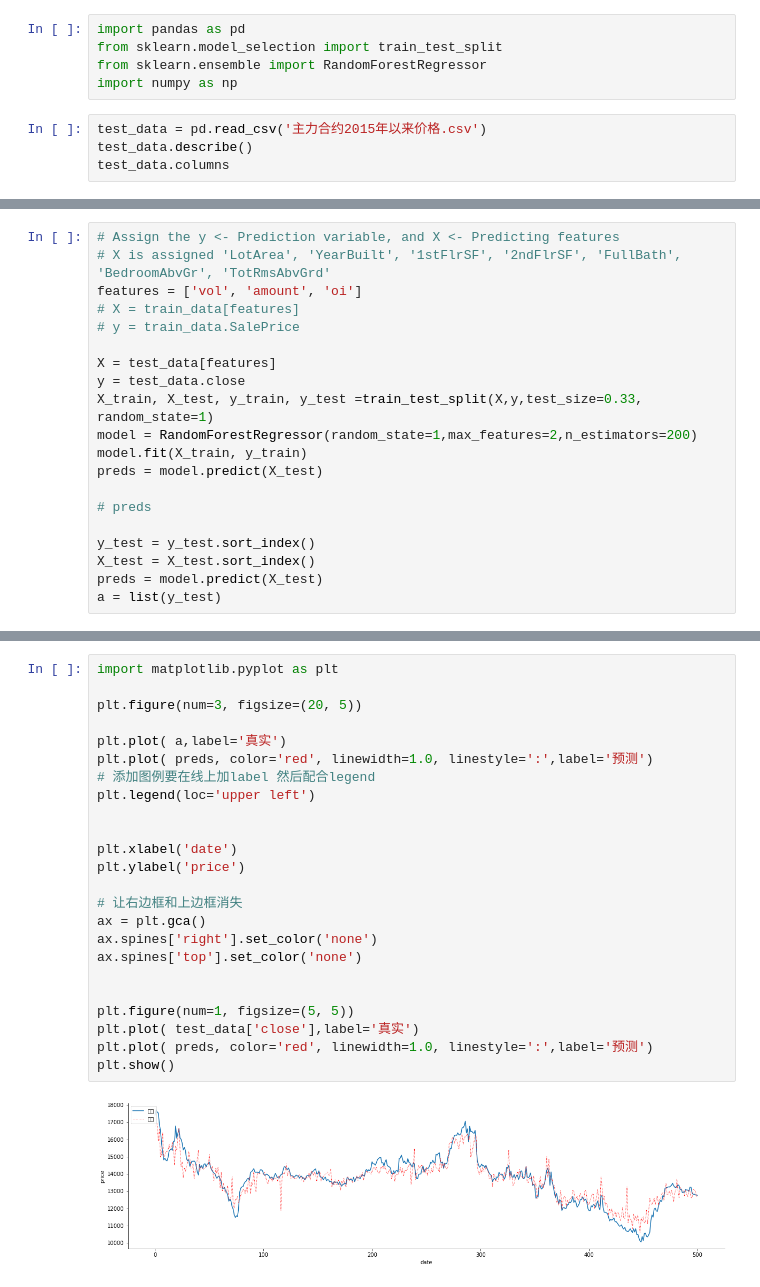
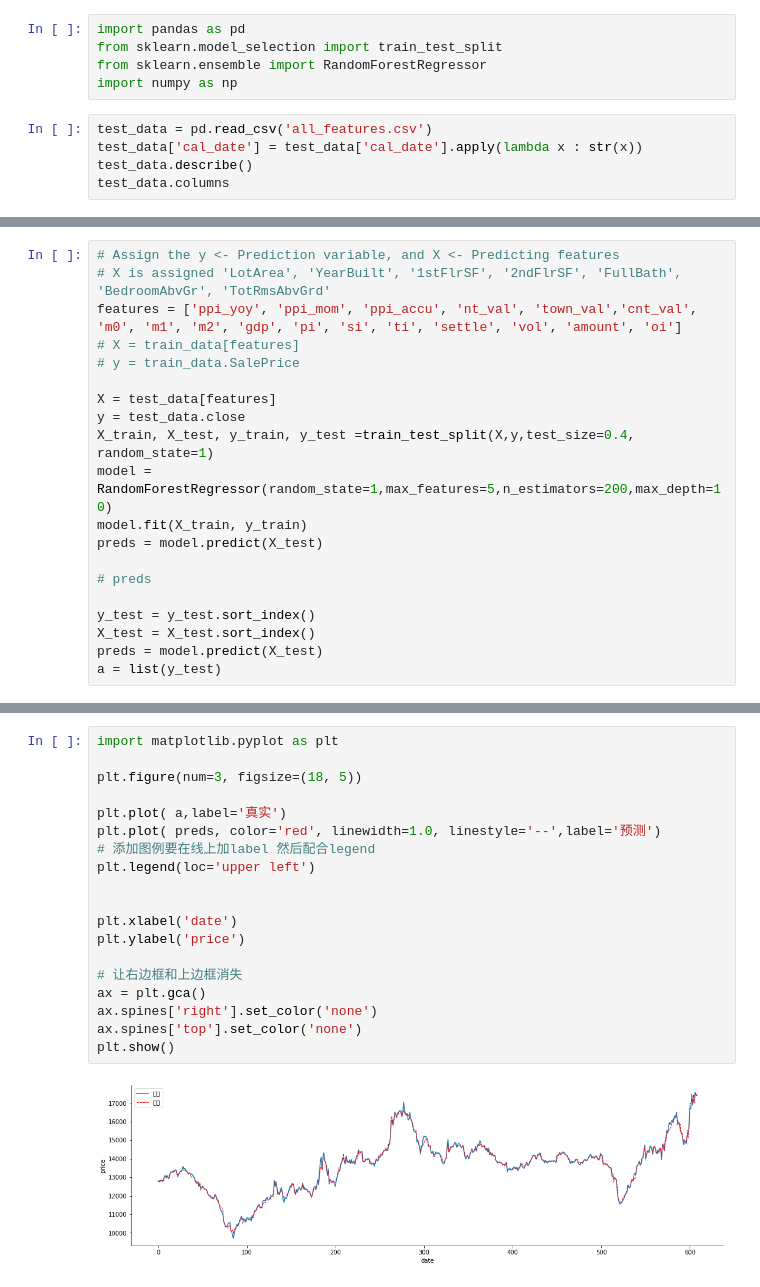
Before and after one commit to Forkeep/RUIMIN_forecast, a Jupyter notebook: 价格预测.ipynb, the cells around one changed output, grey strips where cells are left out. Cells and saved outputs as stored; diff of their text form.

```diff
--- a/价格预测.ipynb
+++ b/价格预测.ipynb
@@ -4,7 +4,8 @@ from sklearn.model_selection import train_test_split
 from sklearn.ensemble import RandomForestRegressor
 import numpy as np
 # %%
-test_data = pd.read_csv('主力合约2015年以来价格.csv')
+test_data = pd.read_csv('all_features.csv')
+test_data['cal_date'] = test_data['cal_date'].apply(lambda x : str(x))
 test_data.describe()
 test_data.columns
 # %% [output]
@@ -12,14 +16,14 @@ Index(['trade_date', 'ts_code', 'close', 'settle', 'vol', 'amount', 'oi'], dtype
 # %%
 # Assign the y <- Prediction variable, and X <- Predicting features
 # X is assigned 'LotArea', 'YearBuilt', '1stFlrSF', '2ndFlrSF', 'FullBath', 'BedroomAbvGr', 'TotRmsAbvGrd'
-features = ['vol', 'amount', 'oi']
+features = ['ppi_yoy', 'ppi_mom', 'ppi_accu', 'nt_val', 'town_val','cnt_val', 'm0', 'm1', 'm2', 'gdp', 'pi', 'si', 'ti', 'settle', 'vol', 'amount', 'oi']
 # X = train_data[features]
 # y = train_data.SalePrice
 
 X = test_data[features]
 y = test_data.close
-X_train, X_test, y_train, y_test =train_test_split(X,y,test_size=0.33, random_state=1)
-model = RandomForestRegressor(random_state=1,max_features=2,n_estimators=200)
+X_train, X_test, y_train, y_test =train_test_split(X,y,test_size=0.4, random_state=1)
+model = RandomForestRegressor(random_state=1,max_features=5,n_estimators=200,max_depth=10)
 model.fit(X_train, y_train)
 preds = model.predict(X_test)
 
@@ -53,26 +59,21 @@ graph.write_png('small_tree.png');
 # %%
 import matplotlib.pyplot as plt
 
-plt.figure(num=3, figsize=(20, 5))
+plt.figure(num=3, figsize=(18, 5))
 
 plt.plot( a,label='真实')
-plt.plot( preds, color='red', linewidth=1.0, linestyle=':',label='预测')
+plt.plot( preds, color='red', linewidth=1.0, linestyle='--',label='预测')
 # 添加图例要在线上加label 然后配合legend
 plt.legend(loc='upper left')
 
 
 plt.xlabel('date')
 plt.ylabel('price')
 
 # 让右边框和上边框消失
 ax = plt.gca()
 ax.spines['right'].set_color('none')
 ax.spines['top'].set_color('none')
-
-
-plt.figure(num=1, figsize=(5, 5))
-plt.plot( test_data['close'],label='真实')
-plt.plot( preds, color='red', linewidth=1.0, linestyle=':',label='预测')
 plt.show()
 # %% [output]
-[figure, old version]
+[figure, new version]
```
Also changed, not shown: parts of 4 cells of this notebook, 5 other files.
